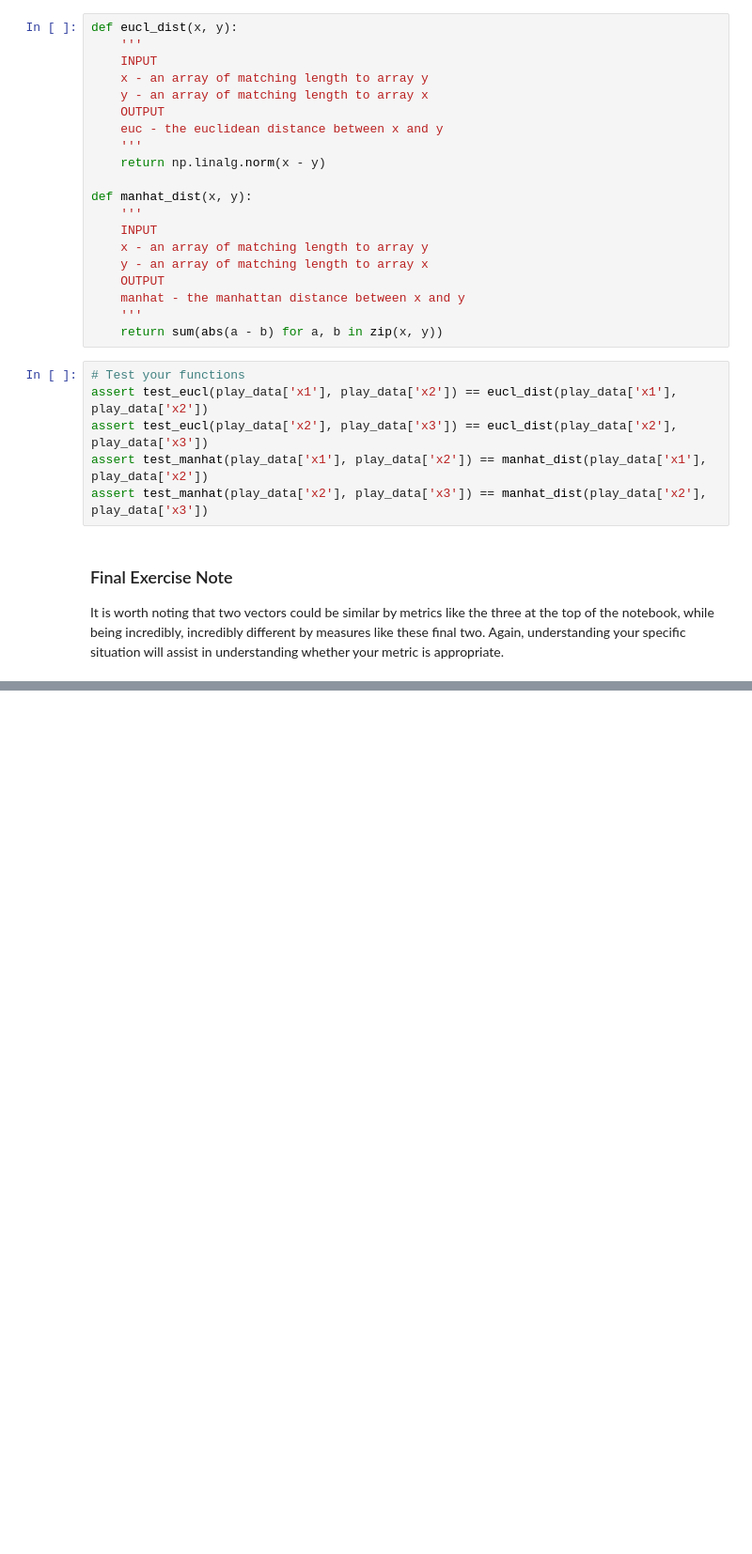
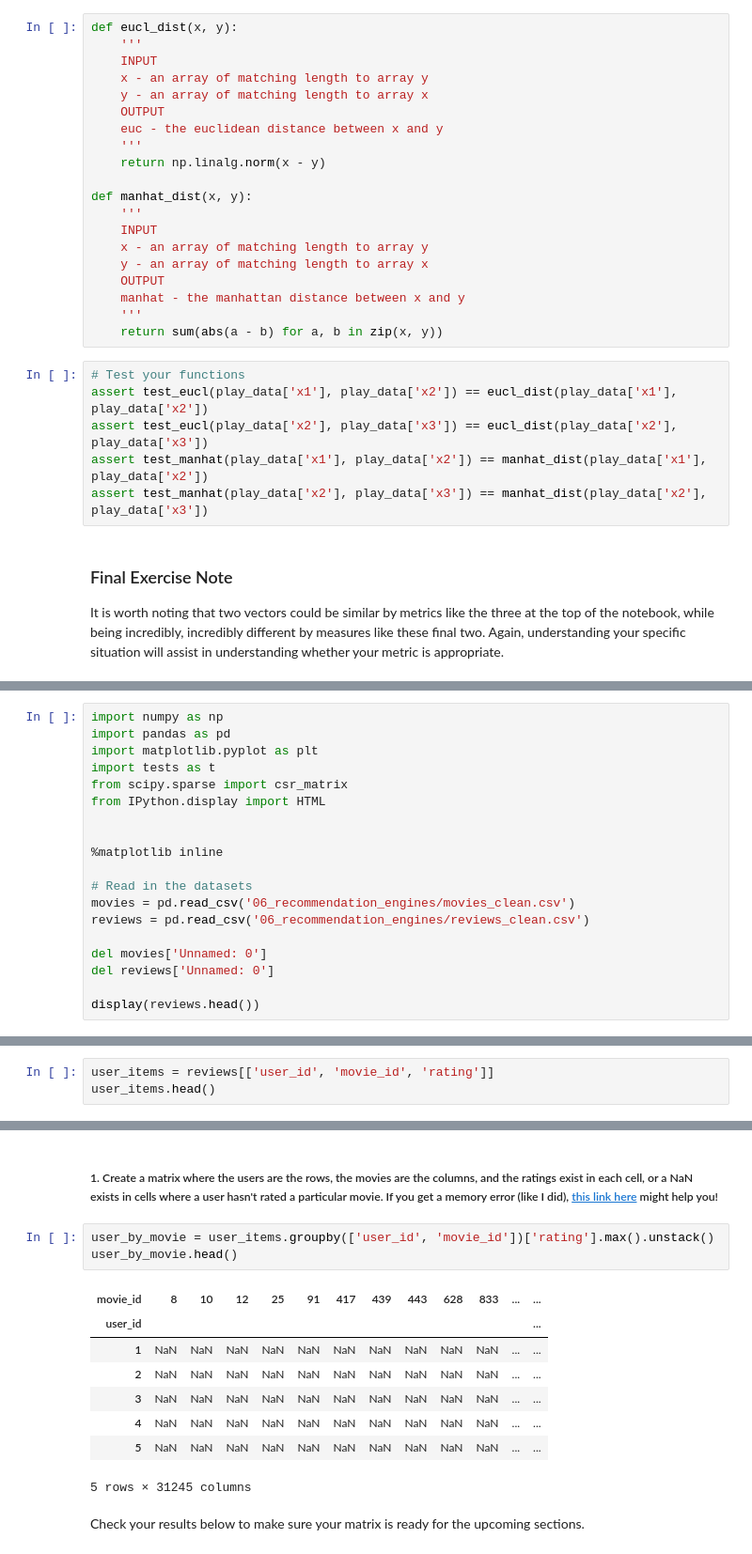
Before and after one commit to ChristopherDaigle/udacity_nano_ds, a Jupyter notebook: main_lessons/04_exp_des_recc/lesson_06-reccomendation_engines.ipynb, the cells around one changed output, grey strips where cells are left out. Shown at 94% size. Cells and saved outputs as stored; diff of their text form; blank space fills up the shorter version.

```diff
--- a/main_lessons/04_exp_des_recc/lesson_06-reccomendation_engines.ipynb
+++ b/main_lessons/04_exp_des_recc/lesson_06-reccomendation_engines.ipynb
@@ -868,0 +890,19 @@ Maybe we only recommend movies rated 7 or higher as we are dealing with a 10-poi
+# %%
+import numpy as np
+import pandas as pd
+import matplotlib.pyplot as plt
+import tests as t
+from scipy.sparse import csr_matrix
+from IPython.display import HTML
+
+
+%matplotlib inline
+
+# Read in the datasets
+movies = pd.read_csv('06_recommendation_engines/movies_clean.csv')
+reviews = pd.read_csv('06_recommendation_engines/reviews_clean.csv')
+
+del movies['Unnamed: 0']
+del reviews['Unnamed: 0']
+
+display(reviews.head())
@@ -868,0 +972,3 @@ Maybe we only recommend movies rated 7 or higher as we are dealing with a 10-poi
+# %%
+user_items = reviews[['user_id', 'movie_id', 'rating']]
+user_items.head()
@@ -868,0 +988,16 @@ Maybe we only recommend movies rated 7 or higher as we are dealing with a 10-poi
+# %% [markdown]
+##### 1. Create a matrix where the users are the rows, the movies are the columns, and the ratings exist in each cell, or a NaN exists in cells where a user hasn't rated a particular movie. If you get a memory error (like I did), [this link here](https://stackoverflow.com/questions/39648991/pandas-dataframe-pivot-memory-error) might help you!
+# %%
+user_by_movie = user_items.groupby(['user_id', 'movie_id'])['rating'].max().unstack()
+user_by_movie.head()
+# %% [output]
+| movie_id | 8 | 10 | 12 | 25 | 91 | 417 | 439 | 443 | 628 | 833 | ... | ... |
+| user_id |  |  |  |  |  |  |  |  |  |  |  | ... |
+| 1 | NaN | NaN | NaN | NaN | NaN | NaN | NaN | NaN | NaN | NaN | ... | ... |
+| 2 | NaN | NaN | NaN | NaN | NaN | NaN | NaN | NaN | NaN | NaN | ... | ... |
+| 3 | NaN | NaN | NaN | NaN | NaN | NaN | NaN | NaN | NaN | NaN | ... | ... |
+| 4 | NaN | NaN | NaN | NaN | NaN | NaN | NaN | NaN | NaN | NaN | ... | ... |
+| 5 | NaN | NaN | NaN | NaN | NaN | NaN | NaN | NaN | NaN | NaN | ... | ... |
+5 rows × 31245 columns
+# %% [markdown]
+Check your results below to make sure your matrix is ready for the upcoming sections.
```
Also changed, not shown: parts of 13 cells of this notebook.
